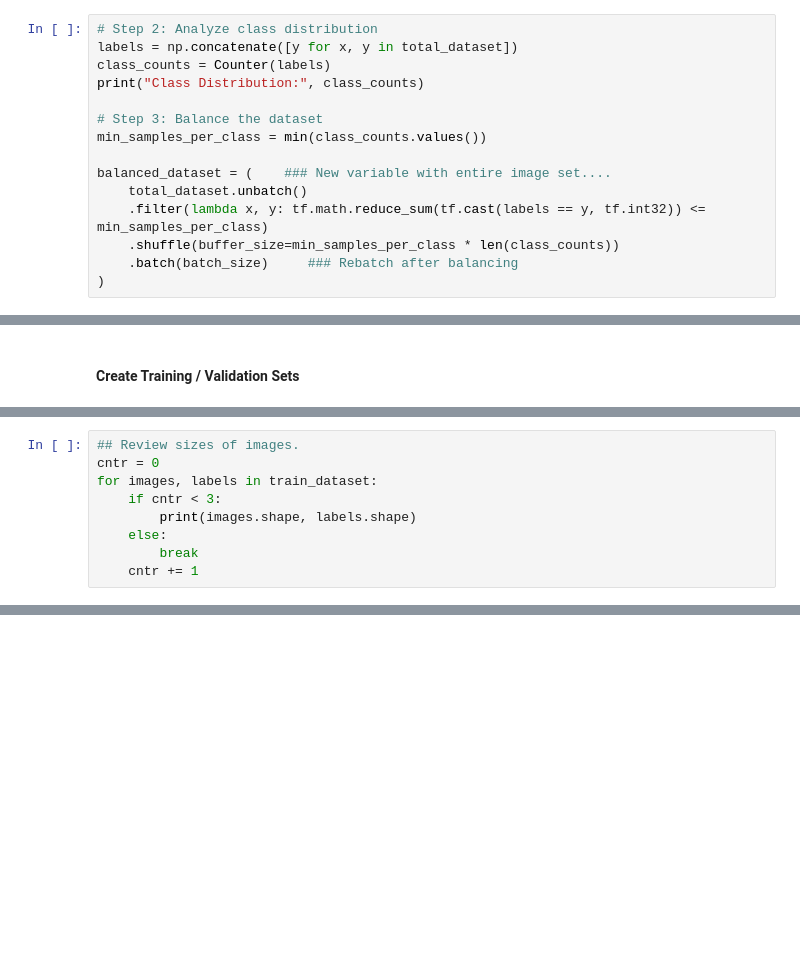
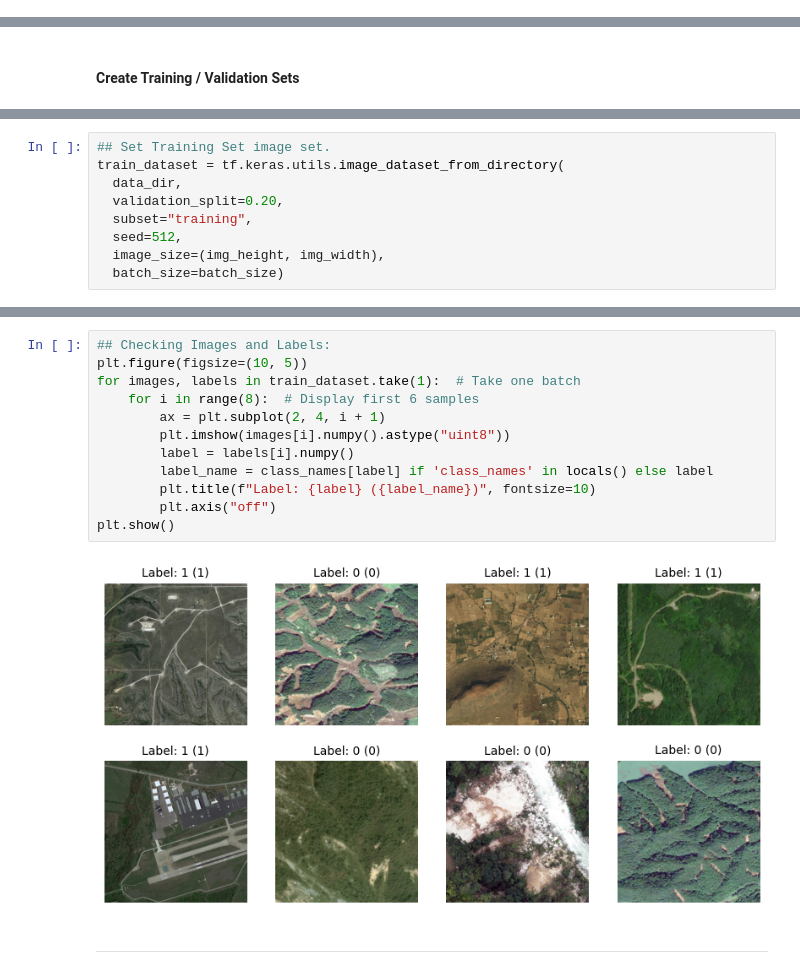
Before and after one commit to eltsvetk/DS6050_Project, a Jupyter notebook: Image_Data_Loading.ipynb, the cells around one changed output, grey strips where cells are left out. Saved outputs shown, nothing was run; the diff lists cells and outputs as text; blank space fills up the shorter version.

```diff
--- a/Image_Data_Loading.ipynb
+++ b/Image_Data_Loading.ipynb
@@ -180,15 +161,0 @@ Found 6974 files belonging to 2 classes.
-# %%
-# Step 2: Analyze class distribution
-labels = np.concatenate([y for x, y in total_dataset])
-class_counts = Counter(labels)
-print("Class Distribution:", class_counts)
-
-# Step 3: Balance the dataset
-min_samples_per_class = min(class_counts.values())
-
-balanced_dataset = (    ### New variable with entire image set....
-    total_dataset.unbatch()
-    .filter(lambda x, y: tf.math.reduce_sum(tf.cast(labels == y, tf.int32)) <= min_samples_per_class)
-    .shuffle(buffer_size=min_samples_per_class * len(class_counts))
-    .batch(batch_size)     ### Rebatch after balancing
-)
@@ -233,9 +163,0 @@ Validation dataset: 3040 batches
-# %%
-## Review sizes of images.
-cntr = 0
-for images, labels in train_dataset:
-    if cntr < 3:
-        print(images.shape, labels.shape)
-    else:
-        break
-    cntr += 1
@@ -267,0 +164,9 @@ valid_dataset = tf.keras.utils.image_dataset_from_directory(
+# %%
+## Set Training Set image set.
+train_dataset = tf.keras.utils.image_dataset_from_directory(
+  data_dir,
+  validation_split=0.20,
+  subset="training",
+  seed=512,
+  image_size=(img_height, img_width),
+  batch_size=batch_size)
@@ -267,0 +230,16 @@ valid_dataset = tf.keras.utils.image_dataset_from_directory(
+# %%
+## Checking Images and Labels:
+plt.figure(figsize=(10, 5))
+for images, labels in train_dataset.take(1):  # Take one batch
+    for i in range(8):  # Display first 6 samples
+        ax = plt.subplot(2, 4, i + 1)
+        plt.imshow(images[i].numpy().astype("uint8"))
+        label = labels[i].numpy()
+        label_name = class_names[label] if 'class_names' in locals() else label
+        plt.title(f"Label: {label} ({label_name})", fontsize=10)
+        plt.axis("off")
+plt.show()
+# %% [output]
+[figure, added]
+# %% [markdown]
+<hr style="border:8px solid #0a0849">
```
Also changed, not shown: parts of 20 cells of this notebook.
